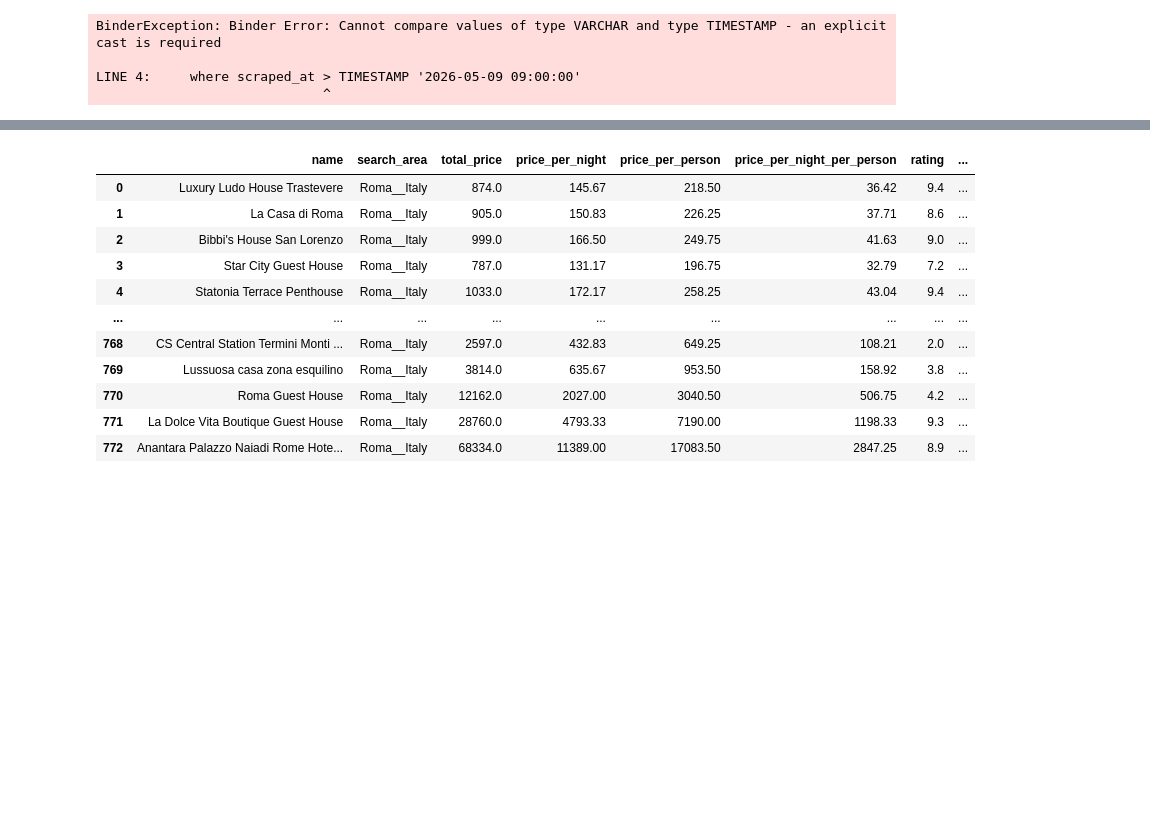
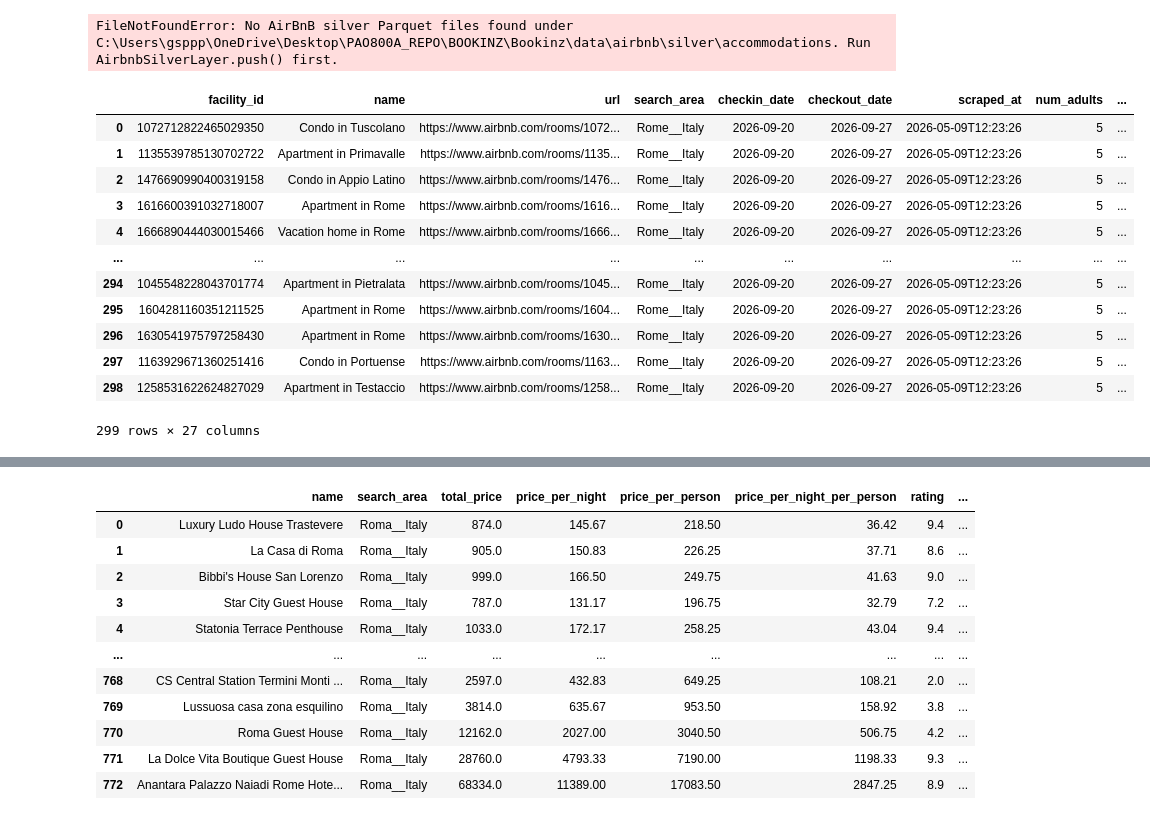
Before and after one commit to pao800a/Bookinz, a Jupyter notebook: explore.ipynb, the cells around one changed output, grey strips where cells are left out. Saved outputs shown, nothing was run; the diff lists cells and outputs as text; code cells hidden in the pictures; blank space fills up the shorter version.

```diff
--- a/explore.ipynb
+++ b/explore.ipynb
@@ -4,13 +29,33 @@ bl = BronzeLayer("data")
+# %%
+from bookinz.storage import AirbnbBronzeLayer, AirbnbSilverLayer
+ab  = AirbnbBronzeLayer("data")
+as_ = AirbnbSilverLayer("data")
+
+# Promote bronze → silver (run once after each scrape, safe to re-run)
+silver_path = as_.push()
+print(f"Silver written to: {silver_path}")
+
+# Bronze (raw scraped rows)
+df = ab.query("SELECT * FROM airbnb_bronze")
+
+# Silver (cleaned, deduplicated, distances computed)
+df = as_.query("SELECT * FROM airbnb_silver ORDER BY quality_price_score DESC")
+df
+# %% [output]
+FileNotFoundError: No AirBnB silver Parquet files found under C:\Users\gsppp\OneDrive\Desktop\PAO800A_REPO\BOOKINZ\Bookinz\data\airbnb\silver\accommodations. Run AirbnbSilverLayer.push() first.
 # %%
-df = bl.query("""
-    select *
-    from bronze
-    where cast(scraped_at as varchar) > '2026-05-09 09:00:00'
-      and search_area = 'Roma__Italy'
-""")
 df
 # %% [output]
+|  | facility_id | name | url | search_area | checkin_date | checkout_date | scraped_at | num_adults | ... |
+| 0 | 1072712822465029350 | Condo in Tuscolano | https://www.airbnb.com/rooms/1072... | Rome__Italy | 2026-09-20 | 2026-09-27 | 2026-05-09T12:23:26 | 5 | ... |
+| 1 | 1135539785130702722 | Apartment in Primavalle | https://www.airbnb.com/rooms/1135... | Rome__Italy | 2026-09-20 | 2026-09-27 | 2026-05-09T12:23:26 | 5 | ... |
+| 2 | 1476690990400319158 | Condo in Appio Latino | https://www.airbnb.com/rooms/1476... | Rome__Italy | 2026-09-20 | 2026-09-27 | 2026-05-09T12:23:26 | 5 | ... |
+| 3 | 1616600391032718007 | Apartment in Rome | https://www.airbnb.com/rooms/1616... | Rome__Italy | 2026-09-20 | 2026-09-27 | 2026-05-09T12:23:26 | 5 | ... |
+| 4 | 1666890444030015466 | Vacation home in Rome | https://www.airbnb.com/rooms/1666... | Rome__Italy | 2026-09-20 | 2026-09-27 | 2026-05-09T12:23:26 | 5 | ... |
+| ... | ... | ... | ... | ... | ... | ... | ... | ... | ... |
+| 294 | 1045548228043701774 | Apartment in Pietralata | https://www.airbnb.com/rooms/1045... | Rome__Italy | 2026-09-20 | 2026-09-27 | 2026-05-09T12:23:26 | 5 | ... |
+| 295 | 1604281160351211525 | Apartment in Rome | https://www.airbnb.com/rooms/1604... | Rome__Italy | 2026-09-20 | 2026-09-27 | 2026-05-09T12:23:26 | 5 | ... |
+| 296 | 1630541975797258430 | Apartment in Rome | https://www.airbnb.com/rooms/1630... | Rome__Italy | 2026-09-20 | 2026-09-27 | 2026-05-09T12:23:26 | 5 | ... |
+| 297 | 1163929671360251416 | Condo in Portuense | https://www.airbnb.com/rooms/1163... | Rome__Italy | 2026-09-20 | 2026-09-27 | 2026-05-09T12:23:26 | 5 | ... |
+| 298 | 1258531622624827029 | Apartment in Testaccio | https://www.airbnb.com/rooms/1258... | Rome__Italy | 2026-09-20 | 2026-09-27 | 2026-05-09T12:23:26 | 5 | ... |
-BinderException: Binder Error: Cannot compare values of type VARCHAR and type TIMESTAMP - an explicit cast is required
-
-LINE 4:     where scraped_at > TIMESTAMP '2026-05-09 09:00:00'
-                             ^
+299 rows × 27 columns
```
Also changed, not shown: parts of 4 cells of this notebook, 44 other files.
